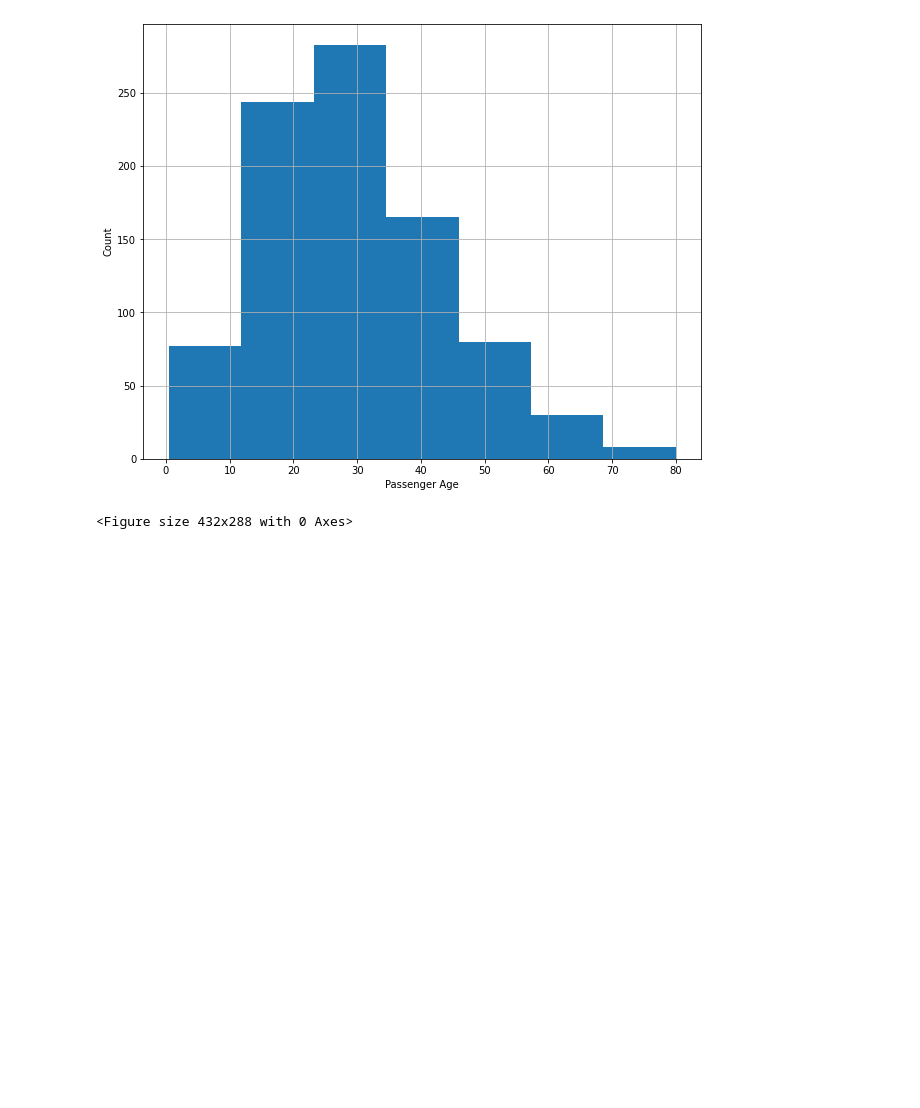
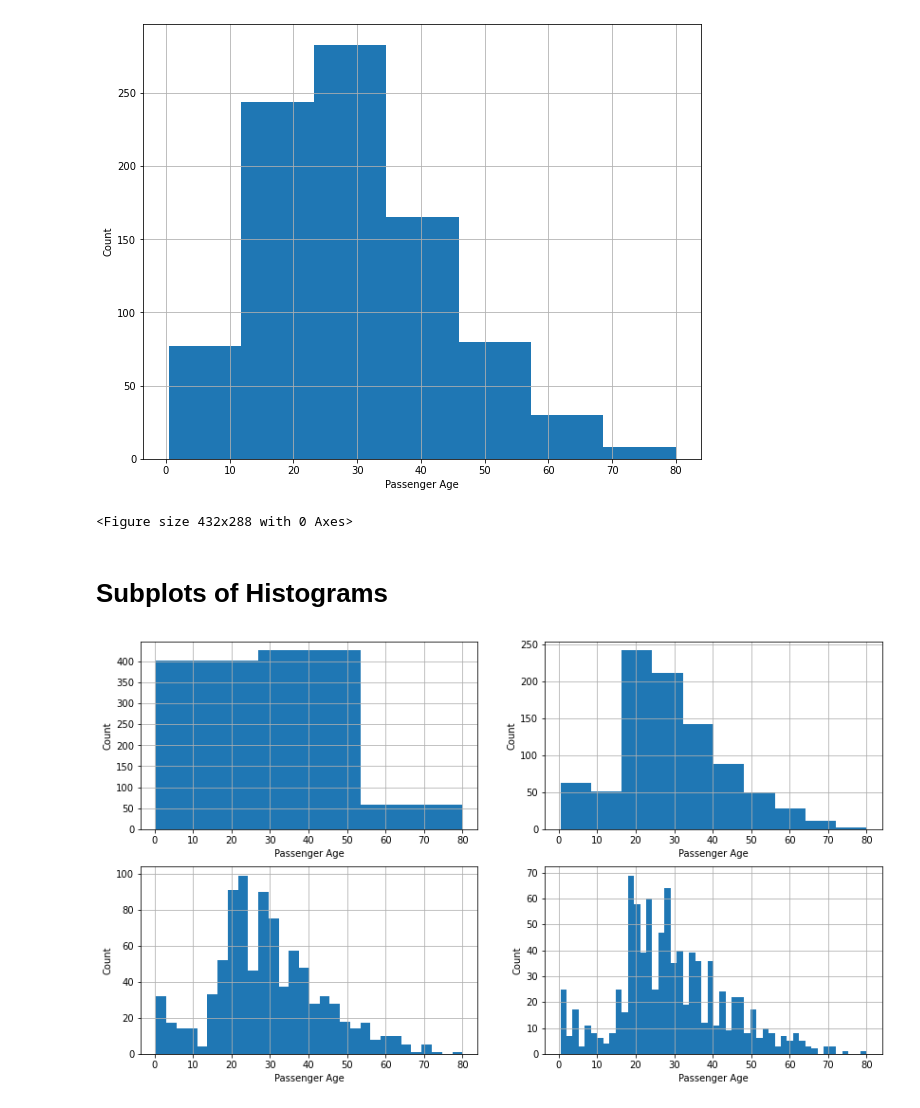
Before and after one commit to oscarm524/Python_Programming_for_Data_Science, a Jupyter notebook: Data_Visualization/Data_Visualization.ipynb, the cells around one changed output. Saved outputs shown, nothing was run; the diff lists cells and outputs as text; code cells hidden in the pictures; blank space fills up the shorter version.

Commit message:
Adding bar-plot

```diff
--- a/Data_Visualization/Data_Visualization.ipynb
+++ b/Data_Visualization/Data_Visualization.ipynb
@@ -65,3 +65,37 @@ plt.show()
 # %% [output]
 [figure]
 <Figure size 432x288 with 0 Axes>
+# %% [markdown]
+# Subplots of Histograms
+# %%
+## Creating a new figure
+fig, axes = plt.subplots(2, 2, figsize = (14, 8))
+
+## Plotting the first histogram
+axes[0, 0].hist(titanic['Age'], histtype = 'bar', bins = 3)
+axes[0, 0].set_xlabel('Passenger Age')
+axes[0, 0].set_ylabel('Count')
+axes[0, 0].grid()
+
+## Plotting the second histogram
+axes[0, 1].hist(titanic['Age'], histtype = 'bar', bins = 10)
+axes[0, 1].set_xlabel('Passenger Age')
+axes[0, 1].set_ylabel('Count')
+axes[0, 1].grid()
+
+## Plotting the third histogram
+axes[1, 0].hist(titanic['Age'], histtype = 'bar', bins = 30)
+axes[1, 0].set_xlabel('Passenger Age')
+axes[1, 0].set_ylabel('Count')
+axes[1, 0].grid()
+
+## Plotting the fourth histogram
+axes[1, 1].hist(titanic['Age'], histtype = 'bar', bins = 50)
+axes[1, 1].set_xlabel('Passenger Age')
+axes[1, 1].set_ylabel('Count')
+axes[1, 1].grid()
+
+## saving the plot
+# fig.savefig('histogram_subplots.pdf')
+# %% [output]
+[figure, added]
```
Also changed, not shown: parts of 3 cells of this notebook.
